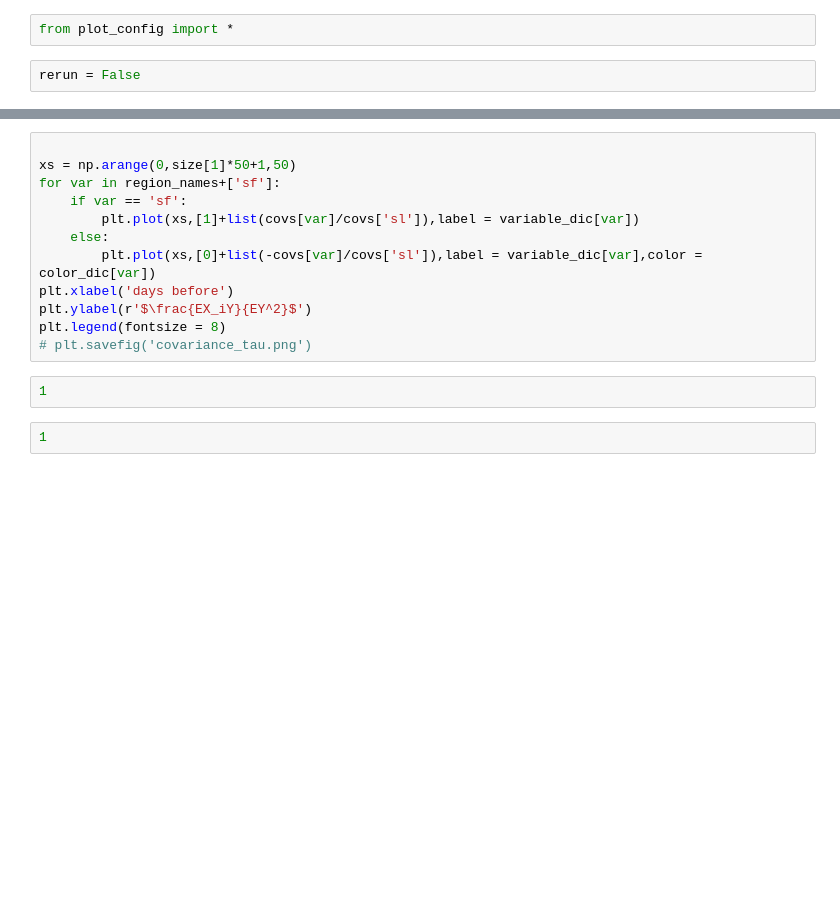
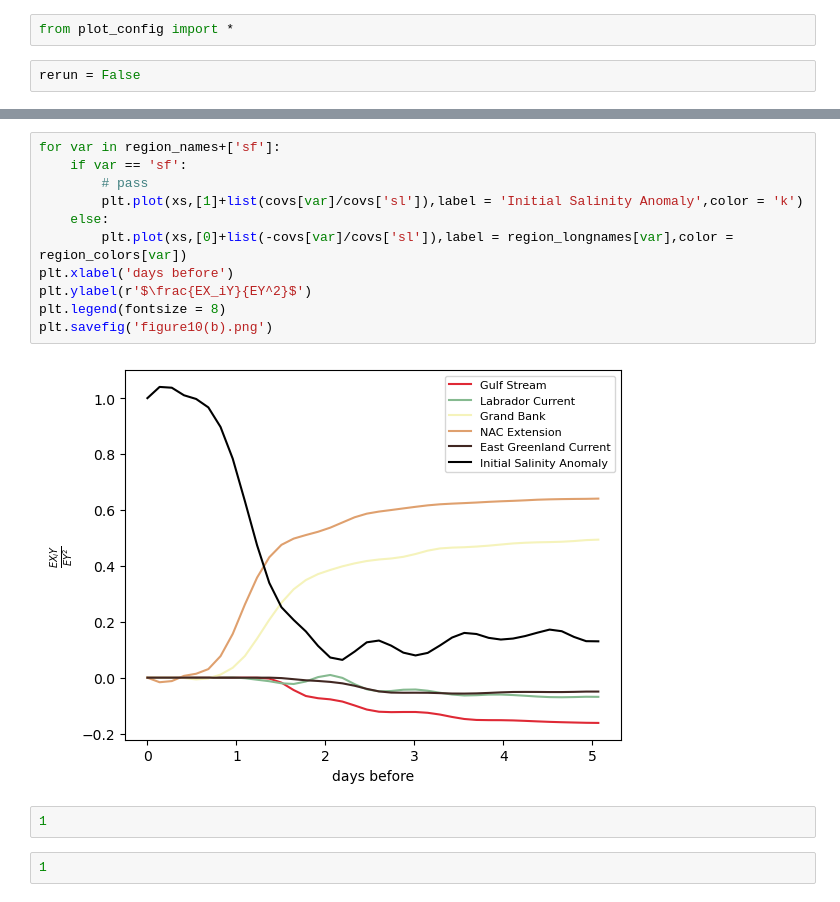
Before and after one commit to MaceKuailv/lagrangian_budget_plot, a Jupyter notebook: covariance.ipynb, the cells around one changed output, grey strips where cells are left out. Drawn from its saved outputs; the diff is of its cells as text; blank space fills up the shorter version.

```diff
--- a/covariance.ipynb
+++ b/covariance.ipynb
@@ -143,15 +140,16 @@ to_output.to_zarr('lineplotprep/covdata_domain4')
 # %%
-
-xs = np.arange(0,size[1]*50+1,50)
 for var in region_names+['sf']:
     if var == 'sf':
-        plt.plot(xs,[1]+list(covs[var]/covs['sl']),label = variable_dic[var])
+        # pass
+        plt.plot(xs,[1]+list(covs[var]/covs['sl']),label = 'Initial Salinity Anomaly',color = 'k')
     else:
-        plt.plot(xs,[0]+list(-covs[var]/covs['sl']),label = variable_dic[var],color = color_dic[var])
+        plt.plot(xs,[0]+list(-covs[var]/covs['sl']),label = region_longnames[var],color = region_colors[var])
 plt.xlabel('days before')
 plt.ylabel(r'$\frac{EX_iY}{EY^2}$')
 plt.legend(fontsize = 8)
-# plt.savefig('covariance_tau.png')
+plt.savefig('figure10(b).png')
+# %% [output]
+[figure, added]
 # %%
 1
 # %%
```
Also changed, not shown: parts of 13 cells of this notebook, 4 other files.
